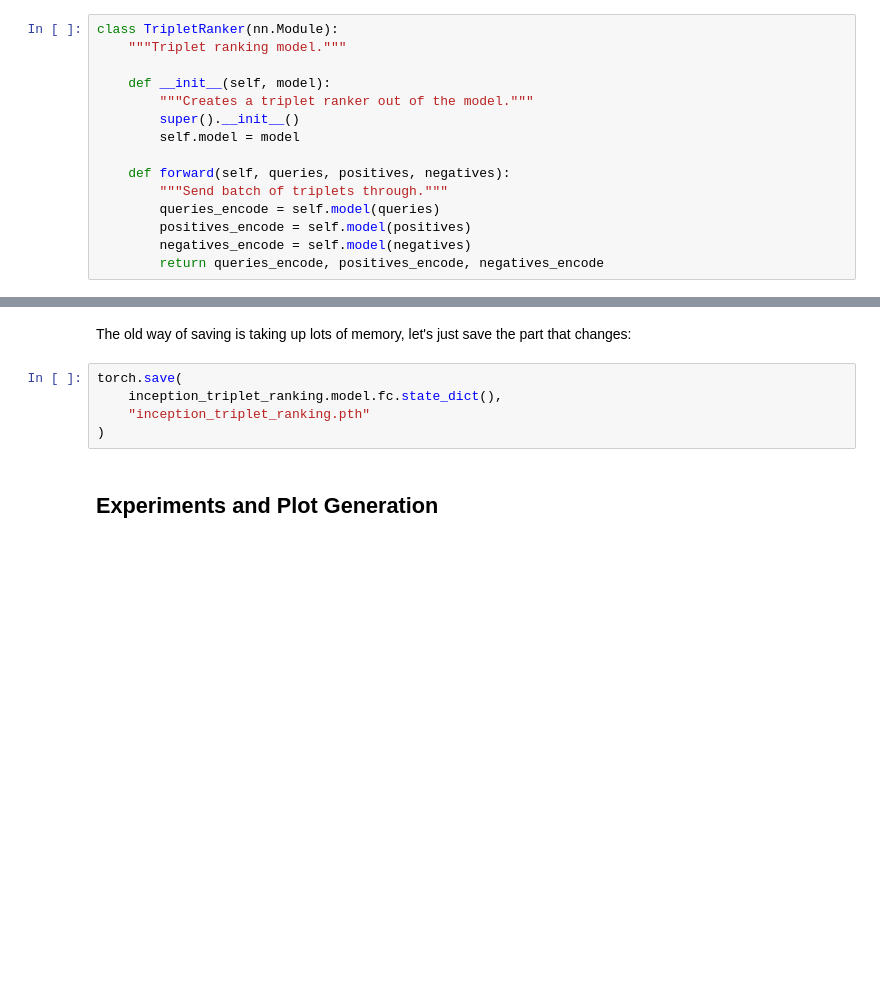
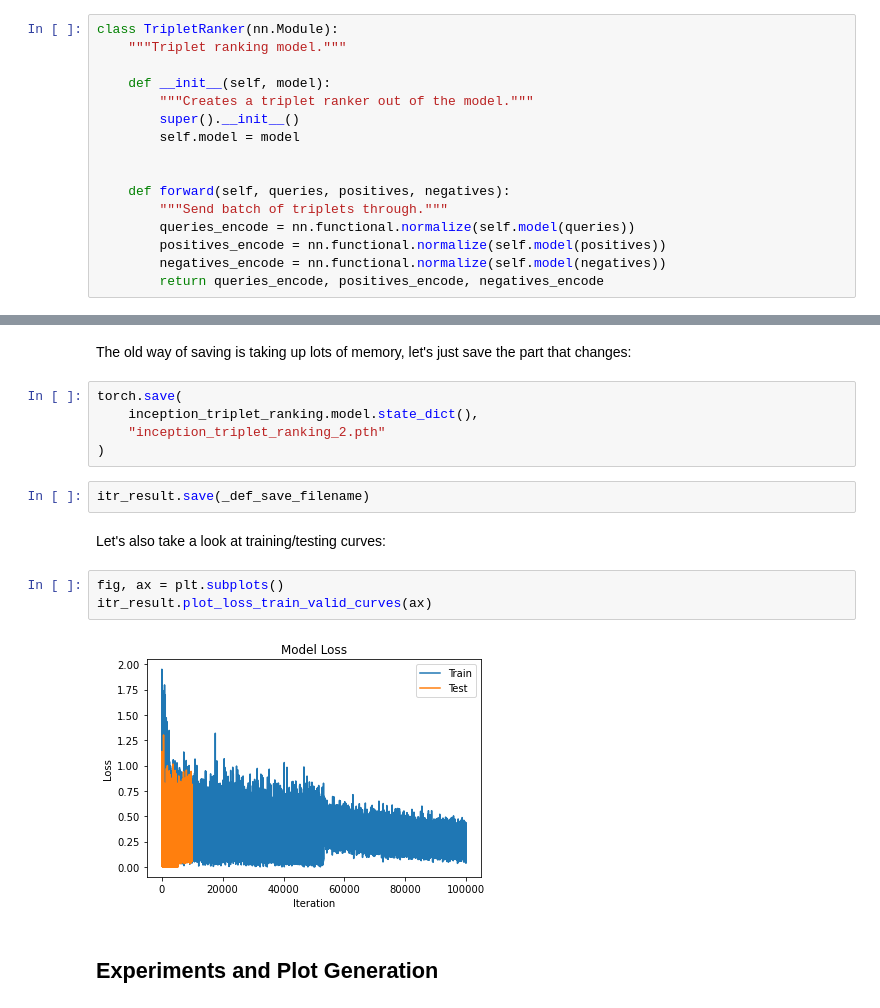
Before and after one commit to g-peery/stability-training, a Jupyter notebook: Results.ipynb, the cells around one changed output, grey strips where cells are left out. Drawn from its saved outputs; the diff is of its cells as text; blank space fills up the shorter version.

Commit message:
Post train triplet ranking

```diff
--- a/Results.ipynb
+++ b/Results.ipynb
@@ -426,11 +423,12 @@ class TripletRanker(nn.Module):
         super().__init__()
         self.model = model
 
+
     def forward(self, queries, positives, negatives):
         """Send batch of triplets through."""
-        queries_encode = self.model(queries)
-        positives_encode = self.model(positives)
-        negatives_encode = self.model(negatives)
+        queries_encode = nn.functional.normalize(self.model(queries))
+        positives_encode = nn.functional.normalize(self.model(positives))
+        negatives_encode = nn.functional.normalize(self.model(negatives))
         return queries_encode, positives_encode, negatives_encode
 # %%
 class StabilityTrainingModel(torch.nn.Module):
@@ -2040,9 +2097,18 @@ gradient_sanity_display(inception_triplet_ranking, next(iter(tr_train_loader)))
 The old way of saving is taking up lots of memory, let's just save the part that changes:
 # %%
 torch.save(
-    inception_triplet_ranking.model.fc.state_dict(),
-    "inception_triplet_ranking.pth"
+    inception_triplet_ranking.model.state_dict(),
+    "inception_triplet_ranking_2.pth"
 )
+# %%
+itr_result.save(_def_save_filename)
+# %% [markdown]
+Let's also take a look at training/testing curves:
+# %%
+fig, ax = plt.subplots()
+itr_result.plot_loss_train_valid_curves(ax)
+# %% [output]
+[figure, added]
 # %% [markdown]
 ## Experiments and Plot Generation
 # %% [markdown]
```
Also changed, not shown: parts of 16 cells of this notebook, 1 other file.
